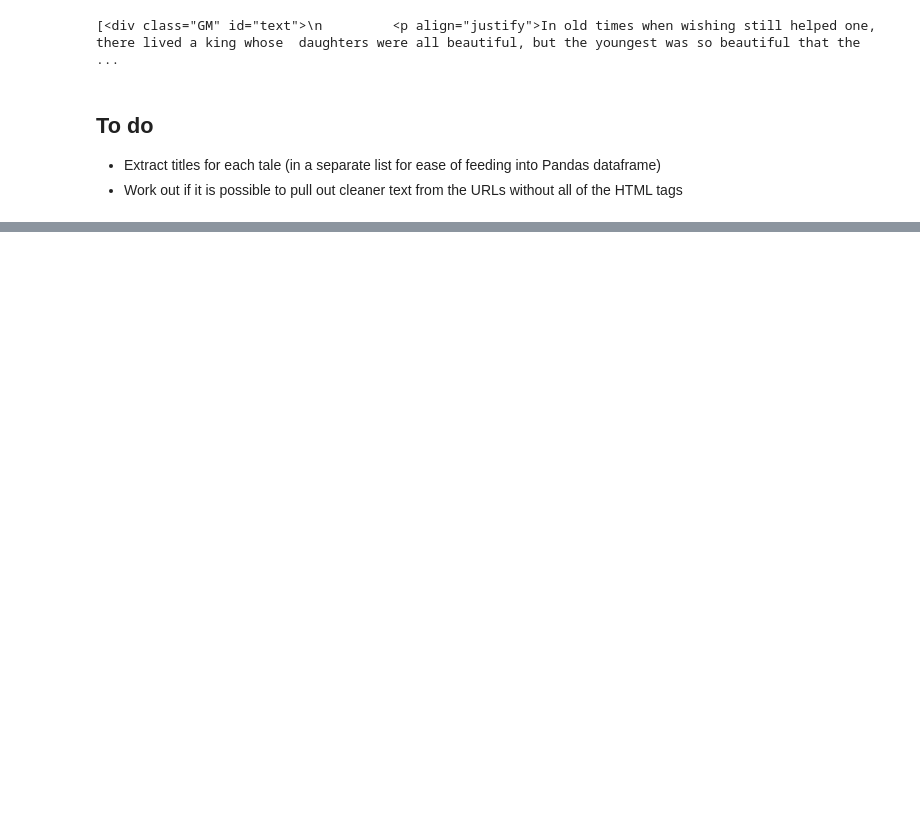
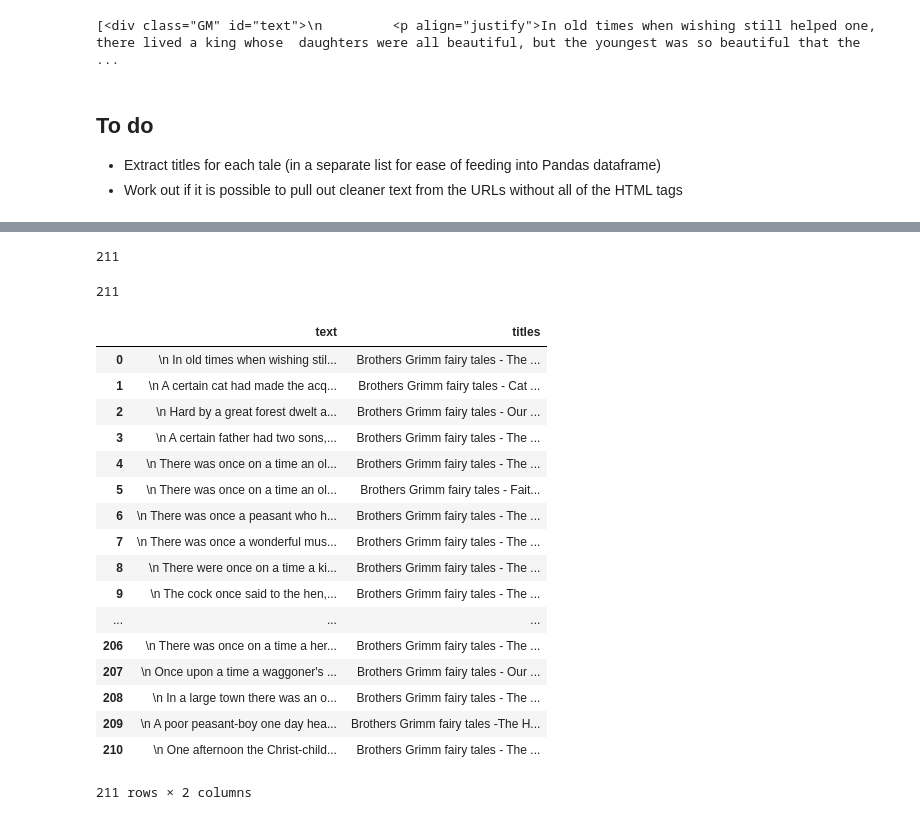
Before and after one commit to t-redactyl/text-cleaning, a Jupyter notebook: Scraping the project text/Getting the texts and names from each URL.ipynb, the cells around one changed output, grey strips where cells are left out. Drawn from its saved outputs; the diff is of its cells as text; code cells hidden in the pictures; blank space fills up the shorter version.

Commit message:
Scraped the titles and worked out how to get rid of HTML tagging

```diff
--- a/Scraping the project text/Getting the texts and names from each URL.ipynb
+++ b/Scraping the project text/Getting the texts and names from each URL.ipynb
@@ -87,3 +87,9 @@ tales[0]
 ## To do
 * Extract titles for each tale (in a separate list for ease of feeding into Pandas dataframe)
 * Work out if it is possible to pull out cleaner text from the URLs without all of the HTML tags
+# %%
+clean_tales = []
+
+for tale in tales:
+    for div in tale:
+        clean_tales.append(div.text)
@@ -89,0 +141,4 @@ tales[0]
+# %%
+r = urllib.urlopen('http://www.worldoftales.com/fairy_tales/Brothers_Grimm/Margaret_Hunt/The_Spindle,_The_Shuttle,_and_the_Needle.html').read()
+soup = BeautifulSoup(r)
+soup.title.text
@@ -89,0 +147,7 @@ tales[0]
+# %%
+titles = []
+for url in urls:
+    r = urllib.urlopen(url).read()
+    soup = BeautifulSoup(r)
+    title = soup.title.text
+    titles.append(title)
@@ -89,0 +174,32 @@ tales[0]
+# %%
+len(tales)
+# %% [output]
+211
+# %%
+len(titles)
+# %% [output]
+211
+# %%
+p = DataFrame({'titles': titles,
+               'text': clean_tales})
+# %%
+p
+# %% [output]
+|  | text | titles |
+| 0 | \n In old times when wishing stil... | Brothers Grimm fairy tales - The ... |
+| 1 | \n A certain cat had made the acq... | Brothers Grimm fairy tales - Cat ... |
+| 2 | \n Hard by a great forest dwelt a... | Brothers Grimm fairy tales - Our ... |
+| 3 | \n A certain father had two sons,... | Brothers Grimm fairy tales - The ... |
+| 4 | \n There was once on a time an ol... | Brothers Grimm fairy tales - The ... |
+| 5 | \n There was once on a time an ol... | Brothers Grimm fairy tales - Fait... |
+| 6 | \n There was once a peasant who h... | Brothers Grimm fairy tales - The ... |
+| 7 | \n There was once a wonderful mus... | Brothers Grimm fairy tales - The ... |
+| 8 | \n There were once on a time a ki... | Brothers Grimm fairy tales - The ... |
+| 9 | \n The cock once said to the hen,... | Brothers Grimm fairy tales - The ... |
+| ... | ... | ... |
+| 206 | \n There was once on a time a her... | Brothers Grimm fairy tales - The ... |
+| 207 | \n Once upon a time a waggoner's ... | Brothers Grimm fairy tales - Our ... |
+| 208 | \n In a large town there was an o... | Brothers Grimm fairy tales - The ... |
+| 209 | \n A poor peasant-boy one day hea... | Brothers Grimm fairy tales -The H... |
+| 210 | \n One afternoon the Christ-child... | Brothers Grimm fairy tales - The ... |
+211 rows × 2 columns
```
Also changed, not shown: parts of 7 cells of this notebook, 1 other file.
